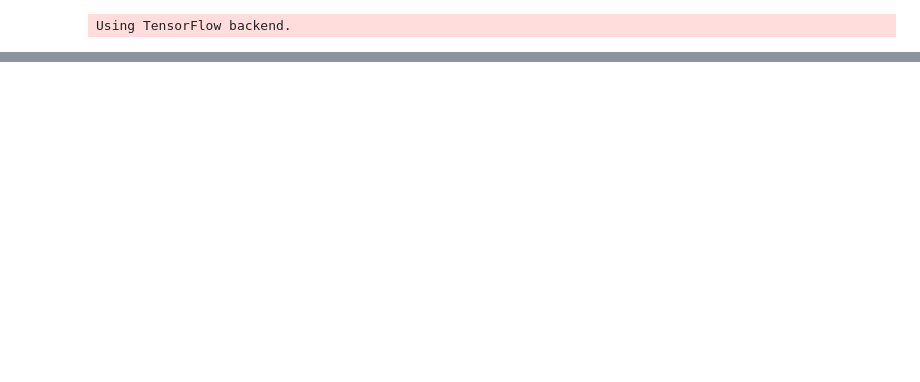
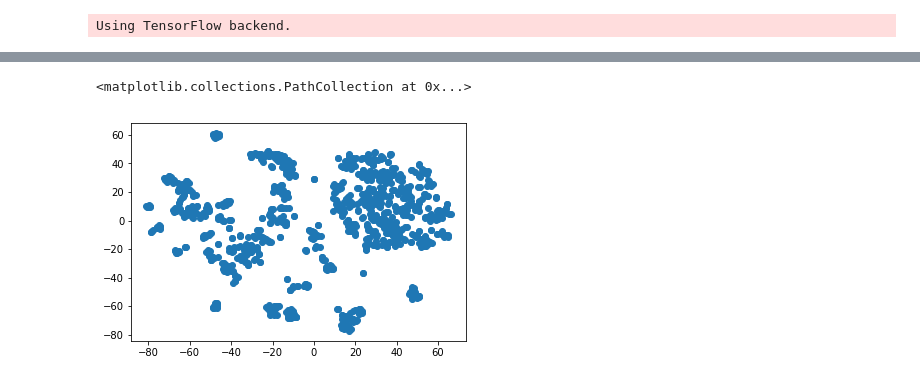
Before and after one commit to m-emmeline/Projet_RecomStyle, a Jupyter notebook: recom_style.ipynb, the cells around one changed output, grey strips where cells are left out. Saved outputs shown, nothing was run; the diff lists cells and outputs as text; code cells hidden in the pictures; blank space fills up the shorter version.

```diff
--- a/recom_style.ipynb
+++ b/recom_style.ipynb
@@ -115,0 +251,11 @@ affichage_voisins(l_chemins, indice, k, voisins)
+# %%
+tsne = TSNE(n_components=2, perplexity=10)
+pca = PCA(50)
+# %%
+pca_features = pca.fit_transform(features)
+tsne_points = tsne.fit_transform(pca_features)
+# %%
+plt.scatter(tsne_points[:,0],tsne_points[:,1])
+# %% [output]
+<matplotlib.collections.PathCollection at 0x...>
+[figure, added]
```
Also changed, not shown: parts of 21 cells of this notebook.
